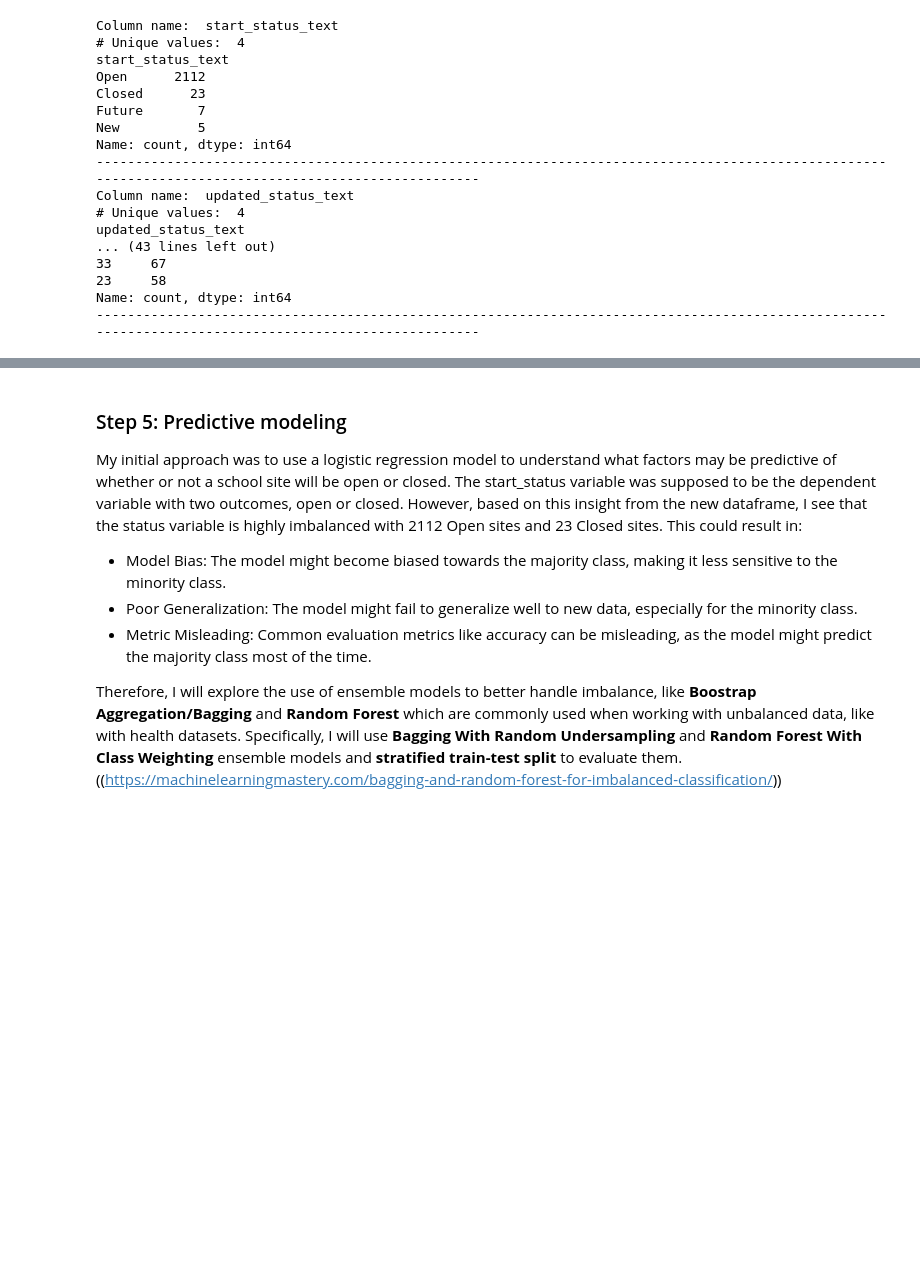
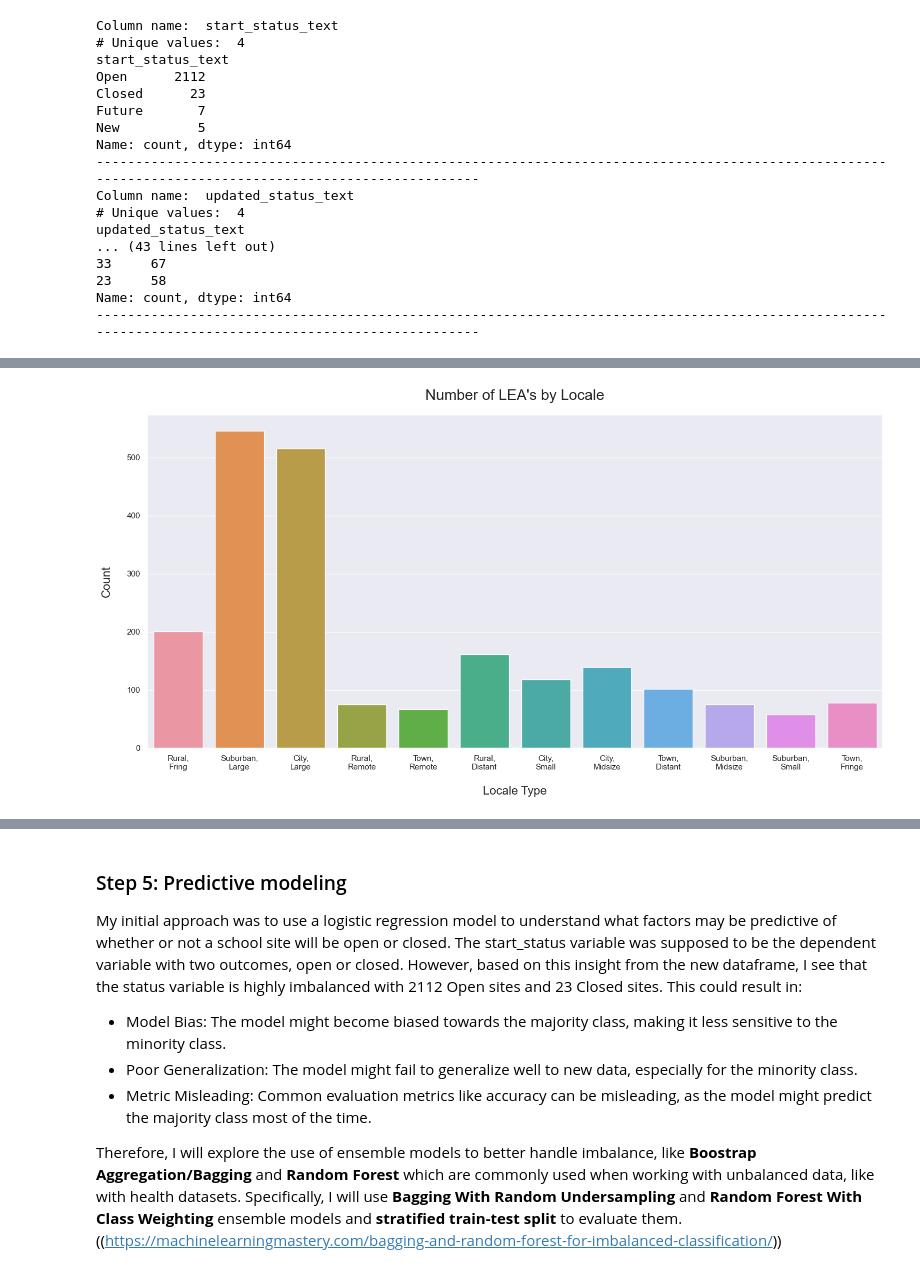
Before and after one commit to emilyslopez/datasci_practice_projects, a Jupyter notebook: predictive_modeling/LEA_predictive_modeling.ipynb, the cells around one changed output, grey strips where cells are left out. Drawn from its saved outputs; the diff is of its cells as text; code cells hidden in the pictures; blank space fills up the shorter version.

```diff
--- a/predictive_modeling/LEA_predictive_modeling.ipynb
+++ b/predictive_modeling/LEA_predictive_modeling.ipynb
@@ -515,0 +679,8 @@ Name: count, dtype: int64
+# %%
+locale_dict = {11: 'City,\nLarge', 12: 'City,\nMidsize', 13: 'City,\nSmall',
+               21: 'Suburban,\nLarge', 22: 'Suburban,\nMidsize', 23:'Suburban,\nSmall',
+               31: 'Town,\nFringe', 32: 'Town,\nDistant', 33: 'Town,\nRemote',
+               41: 'Rural,\nFring', 42: 'Rural,\nDistant', 43: 'Rural,\nRemote'}
+
+j_status['locale_text'] = j_status['locale'].map(locale_dict)
+j_status['locale_text'].value_counts()
@@ -515,0 +706,18 @@ Name: count, dtype: int64
+# %%
+fig, ax = plt.subplots(figsize = (15,8))
+sns.set()
+
+# plotting count plot
+ax = sns.countplot(data=j_status, x='locale_text')
+
+# setting x axis ticks
+ax.set_xticklabels(ax.get_xticklabels(),ha="center",rotation_mode='anchor')
+
+# Adding title and labels
+plt.title("Number of LEA's by Locale", fontsize= 20, pad=20)
+plt.xlabel("Locale Type", fontsize = 16, labelpad = 20)
+plt.ylabel("Count", fontsize=16, labelpad = 20)
+plt.tight_layout()
+plt.show()
+# %% [output]
+[figure, added]
```
Also changed, not shown: parts of 56 cells of this notebook.
